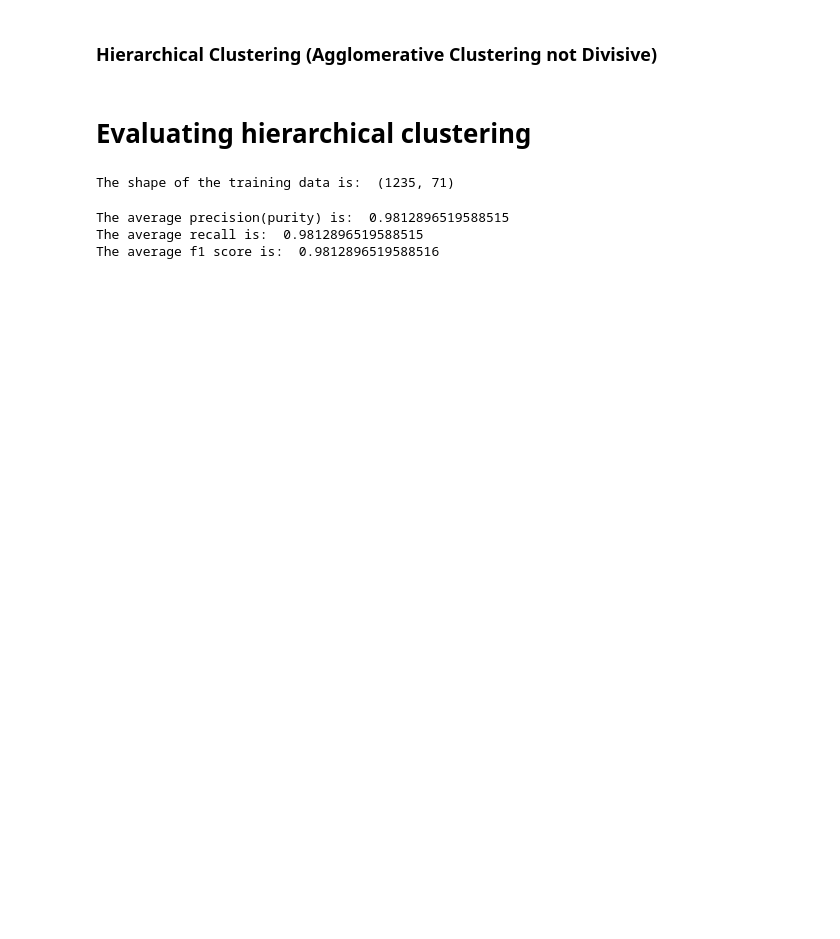
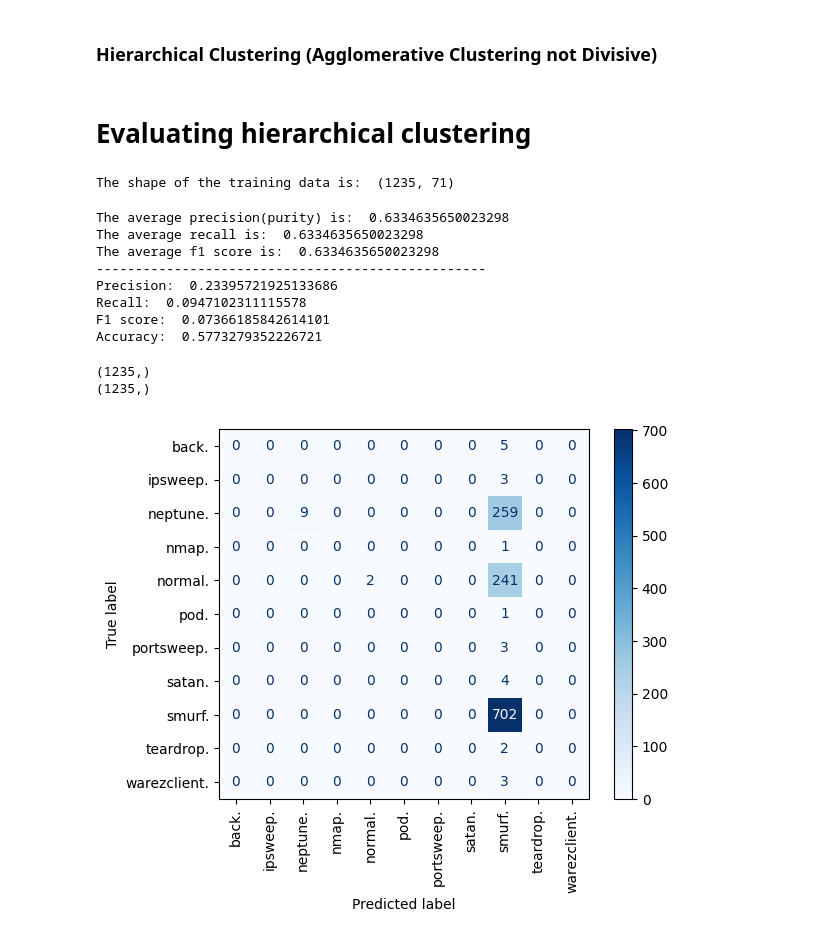
Before and after one commit to yousefkotp/Network-Anomaly-Detection, a Jupyter notebook: hierarchicalClustering.ipynb, the cells around one changed output. Cells and saved outputs as stored; diff of their text form; code cells hidden in the pictures; blank space fills up the shorter version.

Commit message:
Reached a check point but neither of clustering algorithms work

```diff
--- a/hierarchicalClustering.ipynb
+++ b/hierarchicalClustering.ipynb
@@ -51,21 +54,21 @@ def preprocessData(x):
 ### Hierarchical Clustering (Agglomerative Clustering not Divisive)
 # %%
 def linkage(distance_matrix, clusters, cluster1, cluster2, linkage):
-    if linkage == 'single':
+    if linkage == 'single': # Minimum distance between two clusters
         min_distance = np.inf
         for i in clusters[cluster1]:
             for j in clusters[cluster2]:
                 if distance_matrix[i,j] < min_distance:
                     min_distance = distance_matrix[i,j]
         return min_distance
-    elif linkage == 'complete':
+    elif linkage == 'complete': # Maximum distance between two clusters
         max_distance = -np.inf
         for i in clusters[cluster1]:
             for j in clusters[cluster2]:
                 if distance_matrix[i,j] > max_distance:
                     max_distance = distance_matrix[i,j]
         return max_distance
-    elif linkage == 'average' or linkage == 'centroid' or linkage == 'mean':
+    elif linkage == 'average' or linkage == 'centroid' or linkage == 'mean': # Average distance between two clusters
         sum_distance = 0
         for i in clusters[cluster1]:
             for j in clusters[cluster2]:
@@ -105,15 +108,21 @@ def hierarchical_clustering(data, linkage_type, n_clusters, y):
             if i == min_i: continue
             distance_matrix[min_i,i] = distance_matrix[i,min_i] = linkage(distance_matrix, clusters, i, min_i, linkage_type)
 
+    # Using the majority voting to get the cluster labels
+    indexToLabel = {}
+    for i in range(len(clusters)):
+        labels = []
+        for j in clusters[i]:
+            labels.append(y[j])
+        indexToLabel[i] = max(set(labels), key = labels.count)
 
-    # Using the majority voting to get the cluster labels
-    cluster_labels = []
-    for i in range(len(clusters)):
-        cluster_labels.append([])
-        for j in clusters[i]:
-            cluster_labels[i].append(y[j])
-        cluster_labels[i] = max(set(cluster_labels[i]), key = cluster_labels[i].count)
-    return clusters, cluster_labels
+    predicted = []
+    for i in range(len(data)):
+        for j in range(len(clusters)):
+            if i in clusters[j]:
+                predicted.append(indexToLabel[j])
+                break
+    return clusters, predicted
 # %% [markdown]
 # Evaluating hierarchical clustering
 # %%
@@ -145,7 +154,35 @@ f1 = 2 * (total_prec/len(clusters) * total_rec/len(clusters)) / (total_prec/len(
 print("The average precision(purity) is: ", total_prec/len(clusters))
 print("The average recall is: ", total_rec/len(clusters))
 print("The average f1 score is: ", f1)
+
+print("-" * 50)
+
+print("Precision: ", precision_score(y_train, y_pred, average='macro'))
+print("Recall: ", recall_score(y_train, y_pred, average='macro'))
+print("F1 score: ", f1_score(y_train, y_pred, average='macro'))
+print("Accuracy: ", accuracy_score(y_train, y_pred))
 # %% [output]
-The average precision(purity) is:  0.9812896519588515
-The average recall is:  0.9812896519588515
-The average f1 score is:  0.9812896519588516
+The average precision(purity) is:  0.6334635650023298
+The average recall is:  0.6334635650023298
+The average f1 score is:  0.6334635650023298
+--------------------------------------------------
+Precision:  0.23395721925133686
+Recall:  0.0947102311115578
+F1 score:  0.07366185842614101
+Accuracy:  0.5773279352226721
+# %%
+y_pred = np.array(y_pred)
+print(y_pred.shape)
+print(y_train.shape)
+# %% [output]
+(1235,)
+(1235,)
+# %%
+# print the confusion matrix
+cm = confusion_matrix(y_train, y_pred)
+# Display the confusion matrix in much bigger size
+disp = ConfusionMatrixDisplay(confusion_matrix=cm, display_labels=np.unique(y_train))
+disp.plot(cmap=plt.cm.Blues, values_format='d', xticks_rotation='vertical')
+plt.show()
+# %% [output]
+[figure, added]
```
Also changed, not shown: parts of 2 cells of this notebook, 1 other file.
